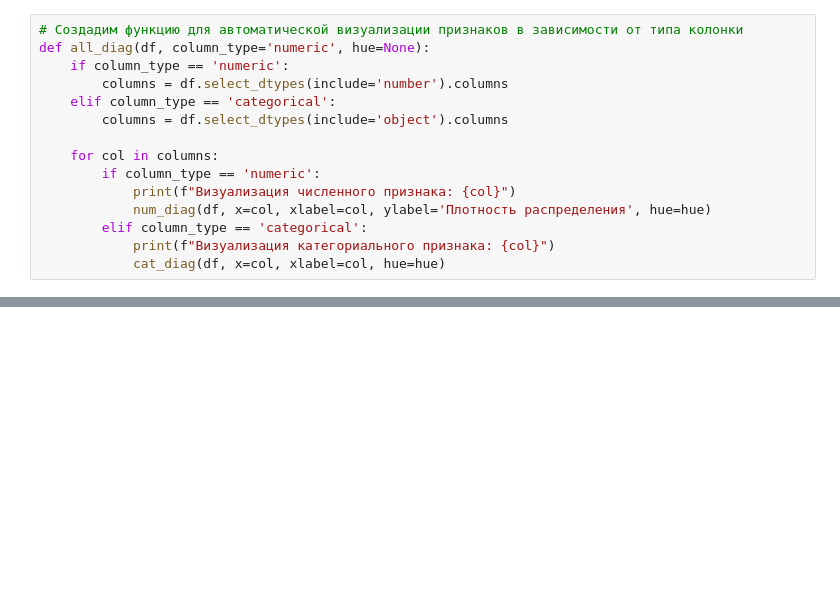
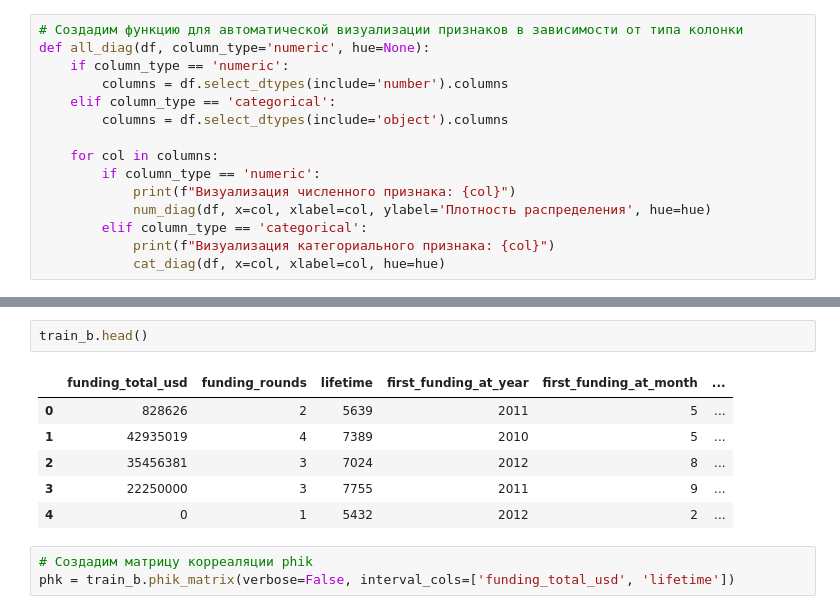
Before and after one commit to onejetpilot/start_up, a Jupyter notebook: start_up_pred.ipynb, the cells around one changed output, grey strips where cells are left out. Drawn from its saved outputs; the diff is of its cells as text; blank space fills up the shorter version.

```diff
--- a/start_up_pred.ipynb
+++ b/start_up_pred.ipynb
@@ -382,0 +402,12 @@ all_diag(train_b, column_type='categorical', hue=None)
+# %%
+train_b.head()
+# %% [output]
+|  | funding_total_usd | funding_rounds | lifetime | first_funding_at_year | first_funding_at_month | ... |
+| 0 | 828626 | 2 | 5639 | 2011 | 5 | ... |
+| 1 | 42935019 | 4 | 7389 | 2010 | 5 | ... |
+| 2 | 35456381 | 3 | 7024 | 2012 | 8 | ... |
+| 3 | 22250000 | 3 | 7755 | 2011 | 9 | ... |
+| 4 | 0 | 1 | 5432 | 2012 | 2 | ... |
+# %%
+# Cоздадим матрицу корреaляции phik
+phk = train_b.phik_matrix(verbose=False, interval_cols=['funding_total_usd', 'lifetime'])
```
Also changed, not shown: parts of 22 cells of this notebook.
